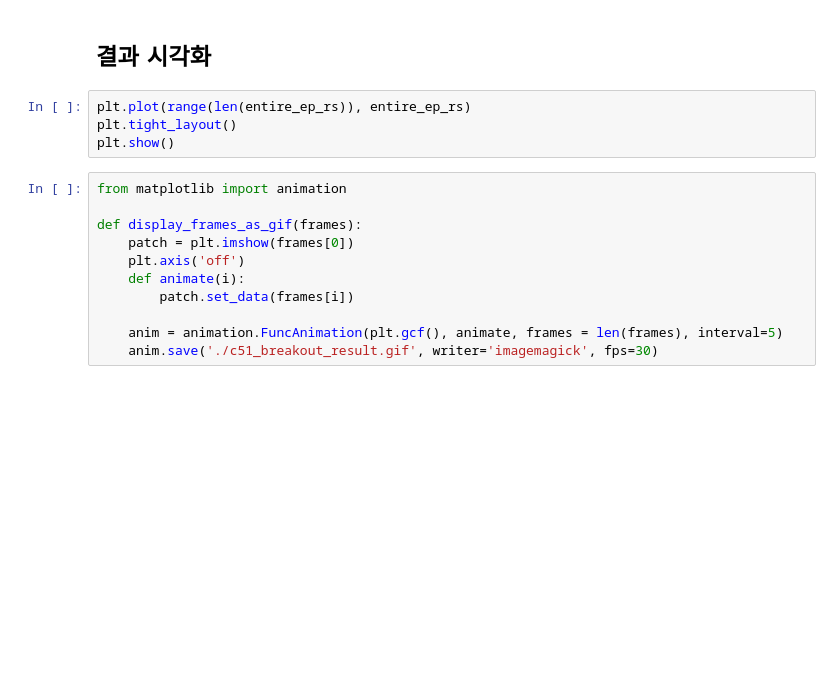
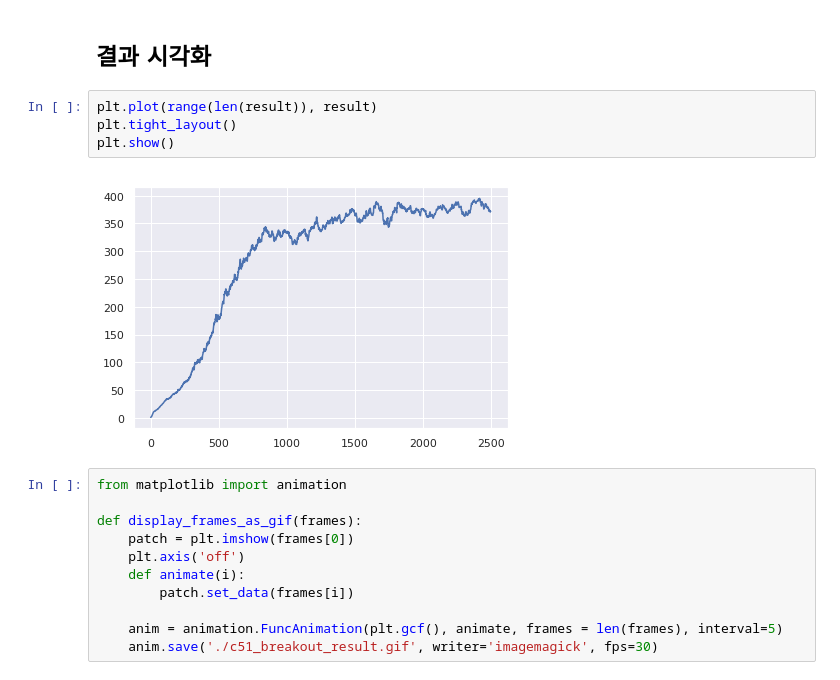
Before and after one commit to sungyubkim/Deep_RL_with_pytorch, a Jupyter notebook: 6_Uncertainty_in_RL/6_1_C51_ver_A.ipynb, the cells around one changed output. Drawn from its saved outputs; the diff is of its cells as text; blank space fills up the shorter version.

Commit message:
add results

```diff
--- a/6_Uncertainty_in_RL/6_1_C51_ver_A.ipynb
+++ b/6_Uncertainty_in_RL/6_1_C51_ver_A.ipynb
@@ -366,9 +366,11 @@ Used Step: 44000 EPS:  0.01 | Mean ep 100 return:  3.48 | Used Time: 370.62
 # %% [markdown]
 ## 결과 시각화
 # %%
-plt.plot(range(len(entire_ep_rs)), entire_ep_rs)
+plt.plot(range(len(result)), result)
 plt.tight_layout()
 plt.show()
+# %% [output]
+[figure, added]
 # %%
 from matplotlib import animation
 
```
Also changed, not shown: parts of 2 cells of this notebook, 18 other files.
